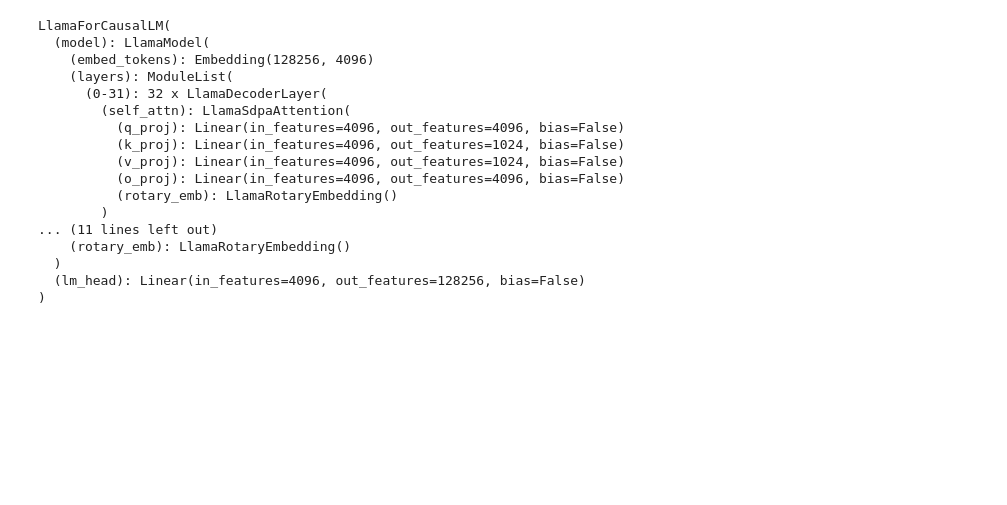
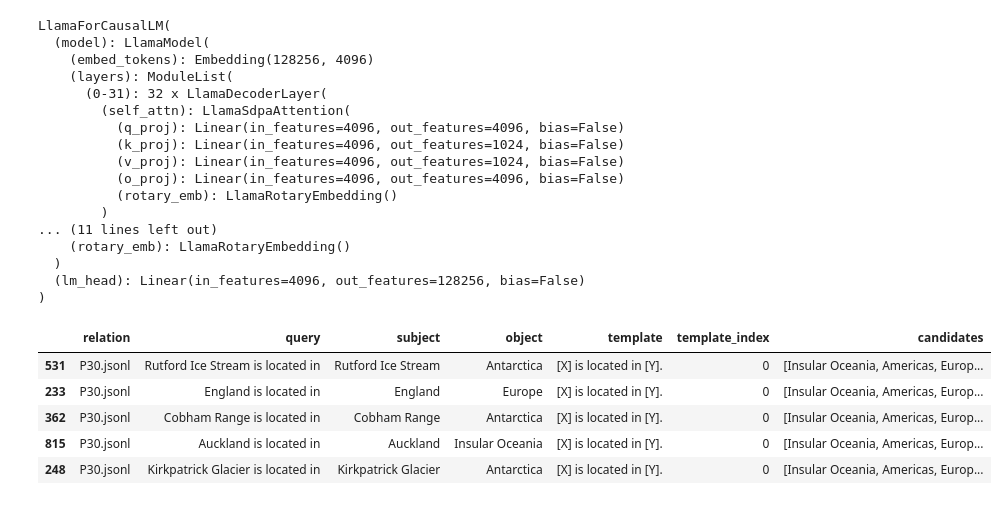
Before and after one commit to sashaboriskin/rag_routing, a Jupyter notebook: kn.ipynb, the cells around one changed output. Saved outputs shown, nothing was run; the diff lists cells and outputs as text; code cells hidden in the pictures; blank space fills up the shorter version.

```diff
--- a/kn.ipynb
+++ b/kn.ipynb
@@ -31,6 +34,15 @@ LlamaForCausalLM(
   )
   (lm_head): Linear(in_features=4096, out_features=128256, bias=False)
 )
+# %%
+ds.sample(5)
+# %% [output]
+|  | relation | query | subject | object | template | template_index | candidates |
+| 531 | P30.jsonl | Rutford Ice Stream is located in | Rutford Ice Stream | Antarctica | [X] is located in [Y]. | 0 | [Insular Oceania, Americas, Europ... |
+| 233 | P30.jsonl | England is located in | England | Europe | [X] is located in [Y]. | 0 | [Insular Oceania, Americas, Europ... |
+| 362 | P30.jsonl | Cobham Range is located in | Cobham Range | Antarctica | [X] is located in [Y]. | 0 | [Insular Oceania, Americas, Europ... |
+| 815 | P30.jsonl | Auckland is located in | Auckland | Insular Oceania | [X] is located in [Y]. | 0 | [Insular Oceania, Americas, Europ... |
+| 248 | P30.jsonl | Kirkpatrick Glacier is located in | Kirkpatrick Glacier | Antarctica | [X] is located in [Y]. | 0 | [Insular Oceania, Americas, Europ... |
 # %%
 kn_finder = KnowledgeNeurons(model, tokenizer)
 layer_idx = 28
```
Also changed, not shown: parts of 22 cells of this notebook.
